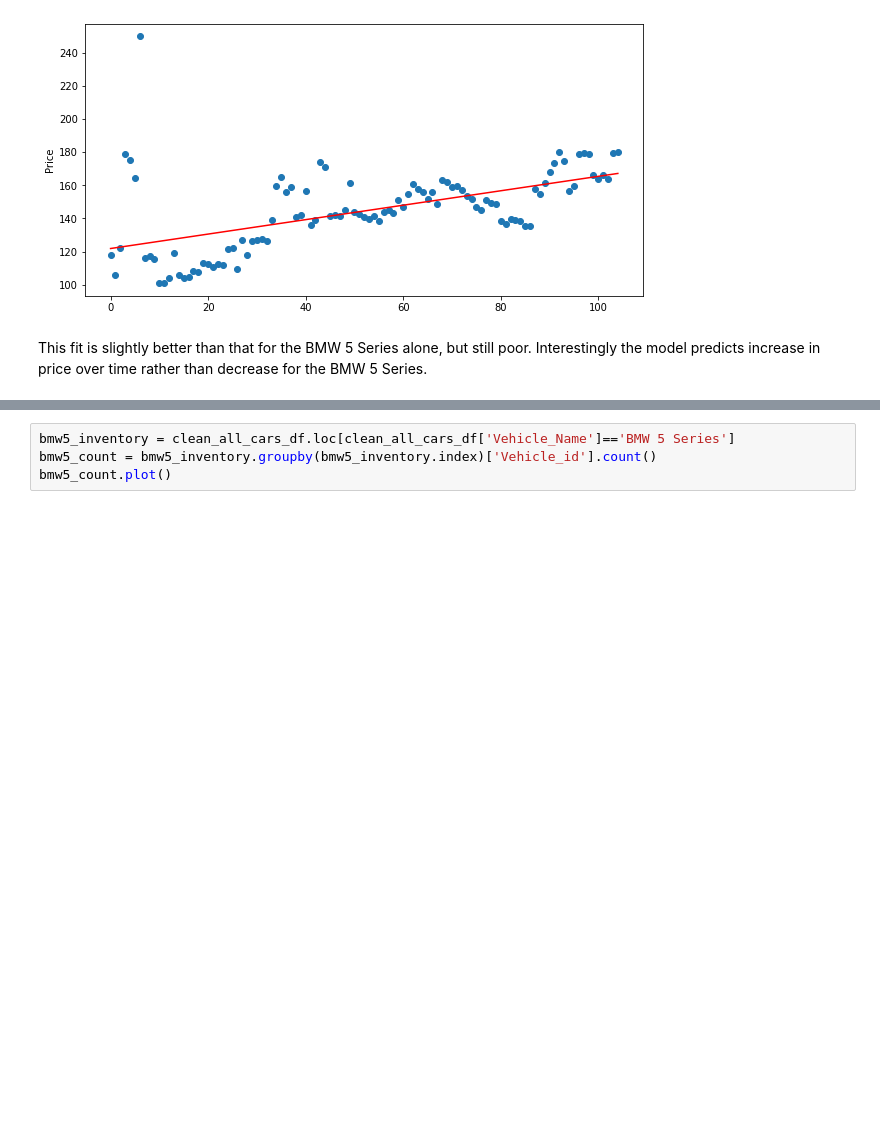
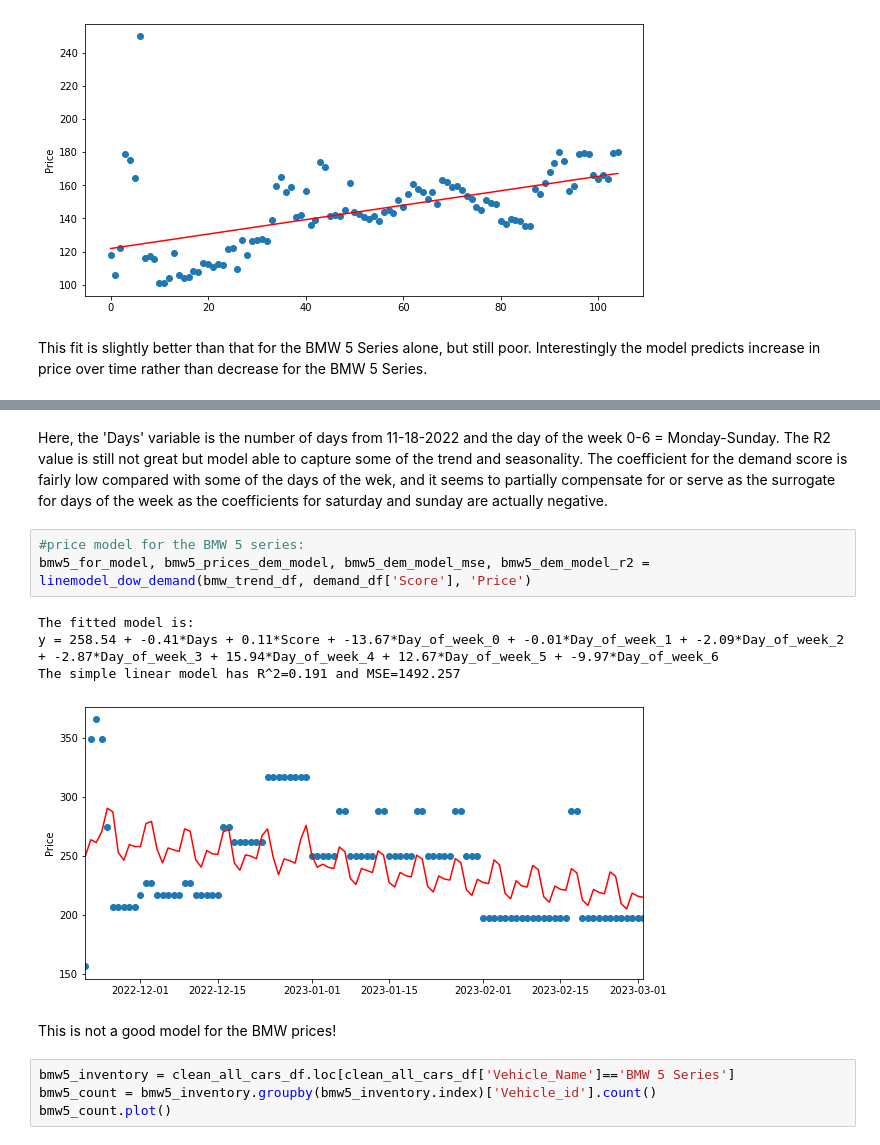
Before and after one commit to JADukeAIPI/AIPIProject, a Jupyter notebook: EDA_and_modeling.ipynb, the cells around one changed output, grey strips where cells are left out. Drawn from its saved outputs; the diff is of its cells as text; blank space fills up the shorter version.

```diff
--- a/EDA_and_modeling.ipynb
+++ b/EDA_and_modeling.ipynb
@@ -628,3 +600,15 @@ The simple linear model has R^2=0.065 and MSE=528.104
+# %% [markdown]
+Here, the 'Days' variable is the number of days from 11-18-2022 and the day of the week 0-6 = Monday-Sunday. The R2 value is still not great but model able to capture some of the trend and seasonality. The coefficient for the demand score is fairly low compared with some of the days of the wek, and it seems to partially compensate for or serve as the surrogate for days of the week as the coefficients for saturday and sunday are actually negative.
+# %%
+#price model for the BMW 5 series:
+bmw5_for_model, bmw5_prices_dem_model, bmw5_dem_model_mse, bmw5_dem_model_r2 = linemodel_dow_demand(bmw_trend_df, demand_df['Score'], 'Price')
+# %% [output]
+The fitted model is:
+y = 258.54 + -0.41*Days + 0.11*Score + -13.67*Day_of_week_0 + -0.01*Day_of_week_1 + -2.09*Day_of_week_2 + -2.87*Day_of_week_3 + 15.94*Day_of_week_4 + 12.67*Day_of_week_5 + -9.97*Day_of_week_6
+The simple linear model has R^2=0.191 and MSE=1492.257
+[figure, added]
+# %% [markdown]
+This is not a good model for the BMW prices!
 # %%
 bmw5_inventory = clean_all_cars_df.loc[clean_all_cars_df['Vehicle_Name']=='BMW 5 Series']
 bmw5_count = bmw5_inventory.groupby(bmw5_inventory.index)['Vehicle_id'].count()
```
Also changed, not shown: parts of 6 cells of this notebook.
